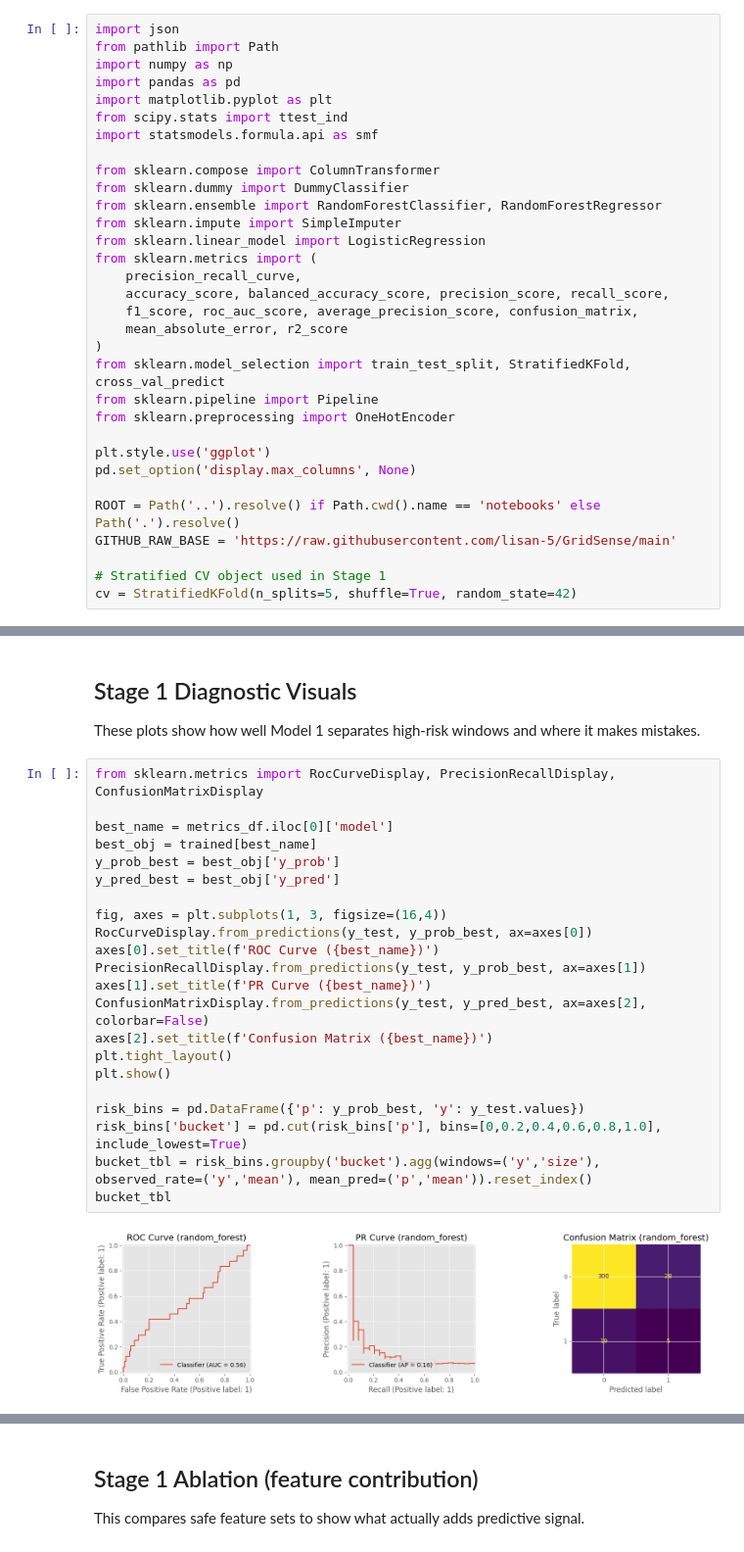
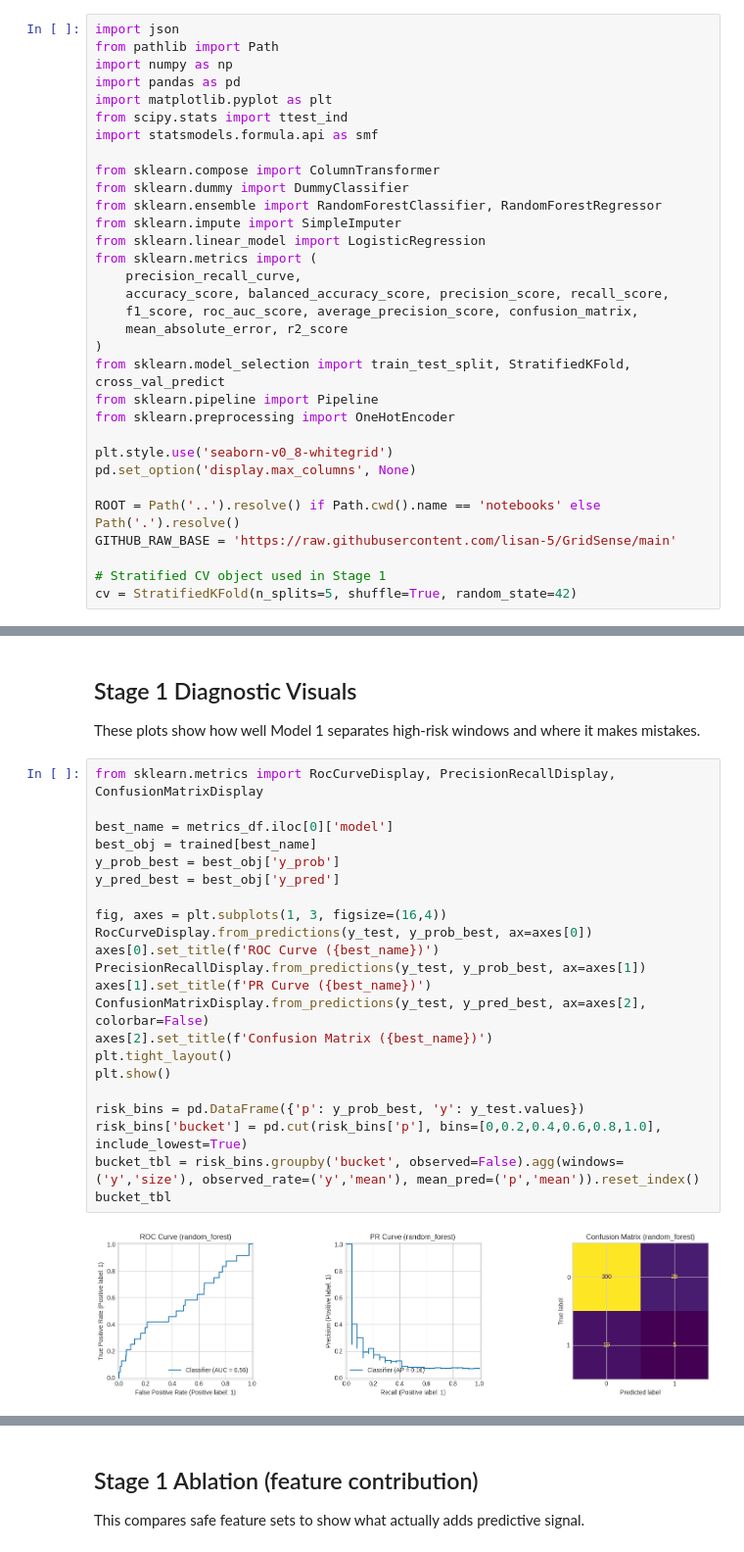
Before and after one commit to lisan-5/GridSense, a Jupyter notebook: notebooks/Lisanegebriel_Abay_Ethiopia_Final_Project.ipynb, the cells around one changed output, grey strips where cells are left out. Shown at 98% size. Drawn from its saved outputs; the diff is of its cells as text.

```diff
--- a/notebooks/Lisanegebriel_Abay_Ethiopia_Final_Project.ipynb
+++ b/notebooks/Lisanegebriel_Abay_Ethiopia_Final_Project.ipynb
@@ -86,7 +127,7 @@ from sklearn.model_selection import train_test_split, StratifiedKFold, cross_val
 from sklearn.pipeline import Pipeline
 from sklearn.preprocessing import OneHotEncoder
 
-plt.style.use('ggplot')
+plt.style.use('seaborn-v0_8-whitegrid')
 pd.set_option('display.max_columns', None)
 
 ROOT = Path('..').resolve() if Path.cwd().name == 'notebooks' else Path('.').resolve()
@@ -435,25 +576,25 @@ These plots show how well Model 1 separates high-risk windows and where it makes
 # %%
 from sklearn.metrics import RocCurveDisplay, PrecisionRecallDisplay, ConfusionMatrixDisplay
 
 best_name = metrics_df.iloc[0]['model']
 best_obj = trained[best_name]
 y_prob_best = best_obj['y_prob']
 y_pred_best = best_obj['y_pred']
 
 fig, axes = plt.subplots(1, 3, figsize=(16,4))
 RocCurveDisplay.from_predictions(y_test, y_prob_best, ax=axes[0])
 axes[0].set_title(f'ROC Curve ({best_name})')
 PrecisionRecallDisplay.from_predictions(y_test, y_prob_best, ax=axes[1])
 axes[1].set_title(f'PR Curve ({best_name})')
 ConfusionMatrixDisplay.from_predictions(y_test, y_pred_best, ax=axes[2], colorbar=False)
 axes[2].set_title(f'Confusion Matrix ({best_name})')
 plt.tight_layout()
 plt.show()
 
 risk_bins = pd.DataFrame({'p': y_prob_best, 'y': y_test.values})
 risk_bins['bucket'] = pd.cut(risk_bins['p'], bins=[0,0.2,0.4,0.6,0.8,1.0], include_lowest=True)
-bucket_tbl = risk_bins.groupby('bucket').agg(windows=('y','size'), observed_rate=('y','mean'), mean_pred=('p','mean')).reset_index()
+bucket_tbl = risk_bins.groupby('bucket', observed=False).agg(windows=('y','size'), observed_rate=('y','mean'), mean_pred=('p','mean')).reset_index()
 bucket_tbl
 # %% [output]
-[figure, old version]
+[figure, new version]
 |  | bucket | windows | observed_rate | mean_pred |
```
Also changed, not shown: parts of 32 cells of this notebook, 6 other files.
